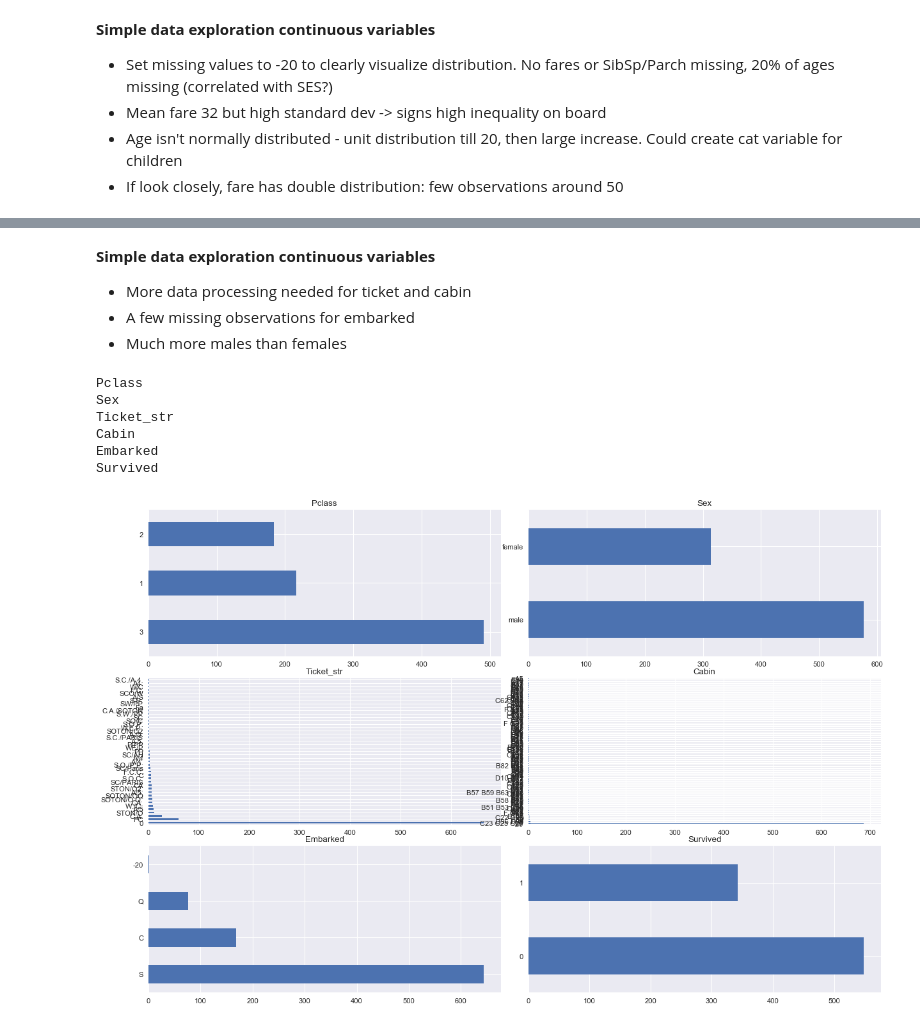
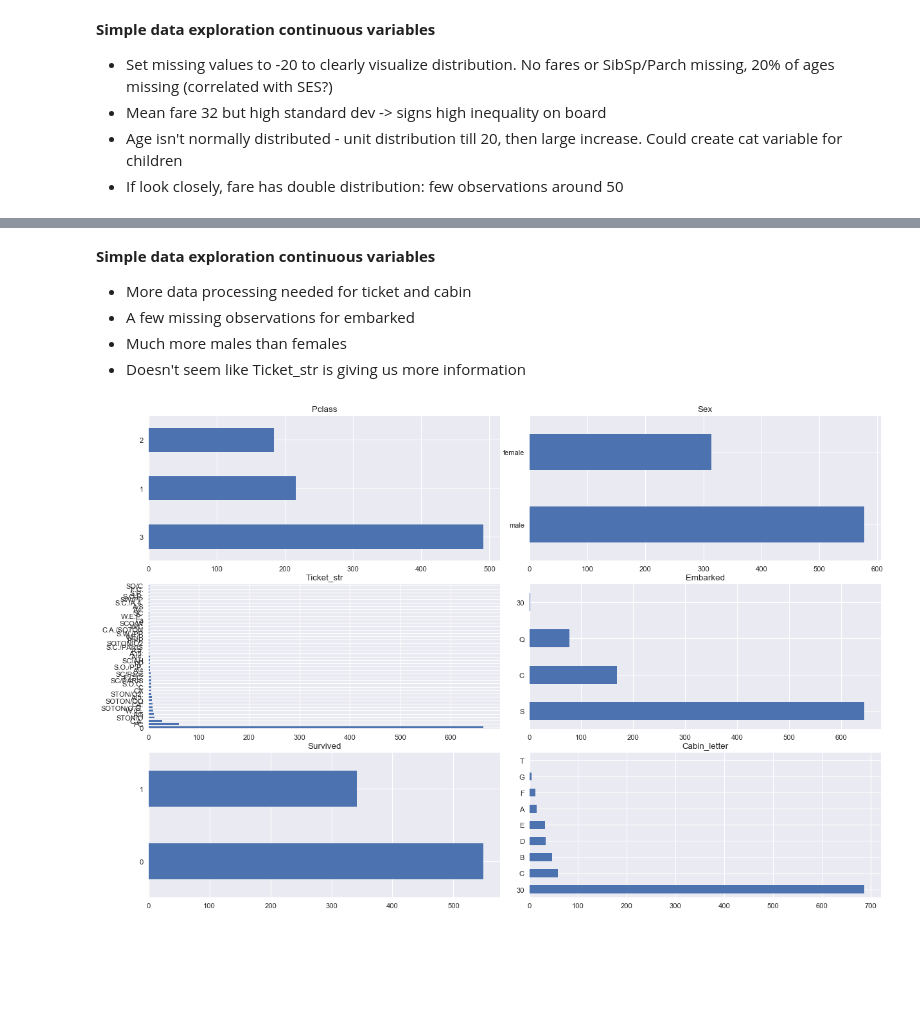
Before and after one commit to bacumin/Code_projects, a Jupyter notebook: Titanic modelling.ipynb, the cells around one changed output, grey strips where cells are left out. Cells and saved outputs as stored; diff of their text form; code cells hidden in the pictures; blank space fills up the shorter version.

```diff
--- a/Titanic modelling.ipynb
+++ b/Titanic modelling.ipynb
@@ -68,9 +71,39 @@ for i in range(0,digits.shape[0]):
 
 df['Ticket']=pd.to_numeric(digits)
 df['Ticket_str']=string
+# %%
+import warnings
+warnings.filterwarnings('ignore')
+
+#Create cabin letter and numbers - basic splitting into letter/number
+df['Cabin_letter']=df['Cabin'].str.slice(0,1)
+df['Cabin_number']=df['Cabin'].str.slice(1)
+
+#second split (some cabin letters are malformed)
+ticket_tuples=df['Cabin'].str.split(' ')
+subset=pd.Series(ticket_tuples.str[1])
+subset2=subset.str.slice(start=1)
+sub=df.loc[subset2.notnull()]
+sub3=np.transpose(np.array([subset2.isnull()]))
+
+for n in range(sub3.shape[0]):
+    if (not sub3[n]):
+        df['Cabin_number'][n]=subset2[n]
+
+df['Cabin_number']=df['Cabin_number'].fillna(0)
+
+for n in range(df['Cabin_number'].shape[0]):
+    value=df['Cabin_number'][n]
+    try:
+        value = int(value)
+    except ValueError:
+        df['Cabin_number'][n]=0
+
+df['Cabin_number']=df['Cabin_number'].astype(int)
+df=df.fillna(30)
 # %%
-discrete=['Pclass', 'Name', 'Sex', 'Ticket_str', 'Cabin', 'Embarked']
-continuous=['Age', 'Fare', 'SibSp', 'Parch', 'Ticket']
+discrete=['Pclass', 'Name', 'Sex', 'Ticket_str', 'Cabin', 'Embarked', 'Cabin_letter']
+continuous=['Age', 'Fare', 'SibSp', 'Parch', 'Ticket', 'Cabin_number']
 predict=['Survived']
 # %% [markdown]
 **Simple data exploration continuous variables**
@@ -83,11 +116,9 @@ predict=['Survived']
 fig, axs = plt.subplots(3,2, figsize=(15,10))
 fig.tight_layout()
 
-df_store=df
-df=df.fillna(-20)
-
 for ax,i in zip(axs, range(3)):
     for column, j in zip(continuous[2*i:2*(i+1)], range(2)):
+        print(column)
         sorted=np.sort(df[column])
         yvals=np.arange(len(sorted))/float(len(sorted))
         ax[j].plot(sorted,yvals)
@@ -123,23 +160,17 @@ df[continuous].describe()
 - More data processing needed for ticket and cabin
 - A few missing observations for embarked
 - Much more males than females
+- Doesn't seem like Ticket_str is giving us more information
 # %%
-discrete_1=['Pclass', 'Sex', 'Ticket_str', 'Cabin', 'Embarked', 'Survived']
+discrete_1=['Pclass', 'Sex', 'Ticket_str', 'Embarked', 'Survived', 'Cabin_letter']
 
 fig1, axs1 = plt.subplots(3,2, figsize=(15,10),dpi=80, squeeze=False)
 fig1.tight_layout()
 for ax1,n in zip(axs1, range(3)):
     for i in range(2*n, 2*(n+1)):
         column=discrete_1[i]
-        print(column)
         ax1[i%2].set_title(column)
         y=df[column].value_counts()
         y.plot.barh(ax=ax1[i%2])
 # %% [output]
-Pclass
-Sex
-Ticket_str
-Cabin
-Embarked
-Survived
-[figure, old version]
+[figure, new version]
```
Also changed, not shown: parts of 23 cells of this notebook.
